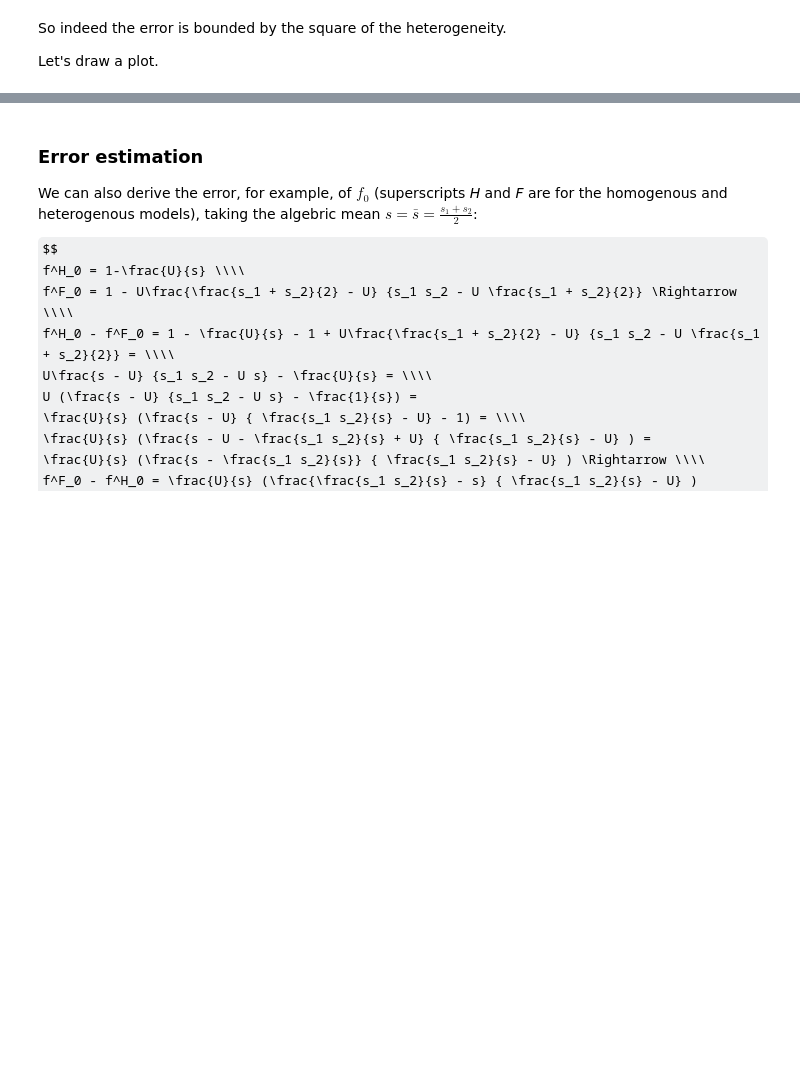
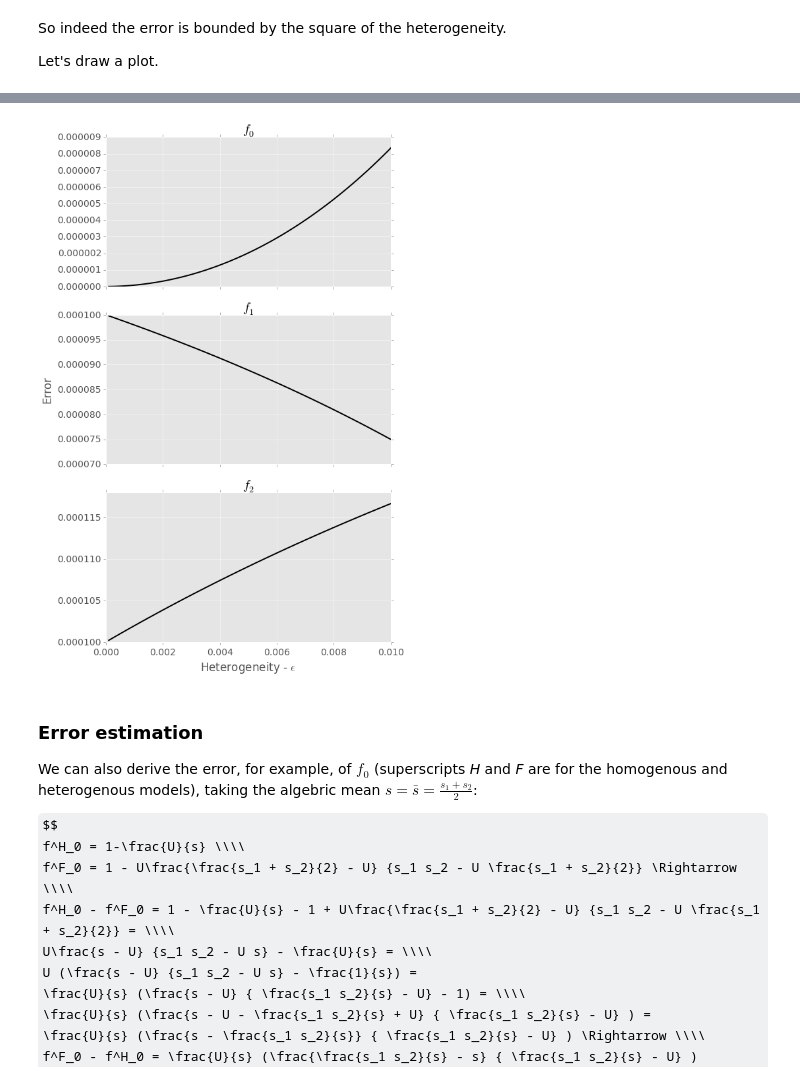
Before and after one commit to yoavram/ipython-notebooks, a Jupyter notebook: MathModels project - s.ipynb, the cells around one changed output, grey strips where cells are left out. Saved outputs shown, nothing was run; the diff lists cells and outputs as text; code cells hidden in the pictures; some formulas as TeX source; blank space fills up the shorter version.

```diff
--- a/MathModels project - s.ipynb
+++ b/MathModels project - s.ipynb
@@ -273,14 +260,0 @@ hets = [(max((abs(s1-s)/s).subs({s1:s1x, s2: 0.01, U:1e-5}), (abs(s2-s)/s).subs(
-# %%
-fig, ax = subplots(1,1,figsize=(8,6))
-ls = ['solid','dashed','dotted']
-ax.plot(ss, hets, 'k', label=r"$\epsilon ^2 \; heterogeneity$",)
-for i in range(len(errs)):
-    ax.plot(ss, errs[i], linestyle=ls[i], label=r"$f_"+str(i)+"\; error$", linewidth=3)
-ax.axvline(x=0.01, color='k', linestyle='..')
-ax.set_xlim(0,0.1)
-ax.set_ylim(1e-6,1)
-ax.set_yscale('log')
-ax.grid(False, 'minor')
-ax.legend(fontsize=20, bbox_to_anchor=(1.6, .8)).get_frame().set_facecolor('w')
-ax.set_xlabel(r"$s_1$")
-ax.set_ylabel( r"|error| / $\epsilon ^2$", rotation='vertical');
@@ -289,3 +276,13 @@ ax.set_ylabel( r"|error| / $\epsilon ^2$", rotation='vertical');
+# %%
+fig, ax = subplots(3, 1, sharex=True, figsize=(8,12))
+for i in range(len(errs)):
+    ax[i].plot(epsilons, errs[i], 'k', linewidth=2)
+    ax[i].set_title(r"$f_"+str(i)+"$")
+ax[2].set_xlabel(r"Heterogeneity - $\epsilon$")
+ax[1].set_ylabel( r"Error", rotation='vertical')
+fig.tight_layout();
+# %% [output]
+[figure, added]
 # %% [markdown]
 ### Error estimation
 
```
Also changed, not shown: parts of 17 cells of this notebook.
